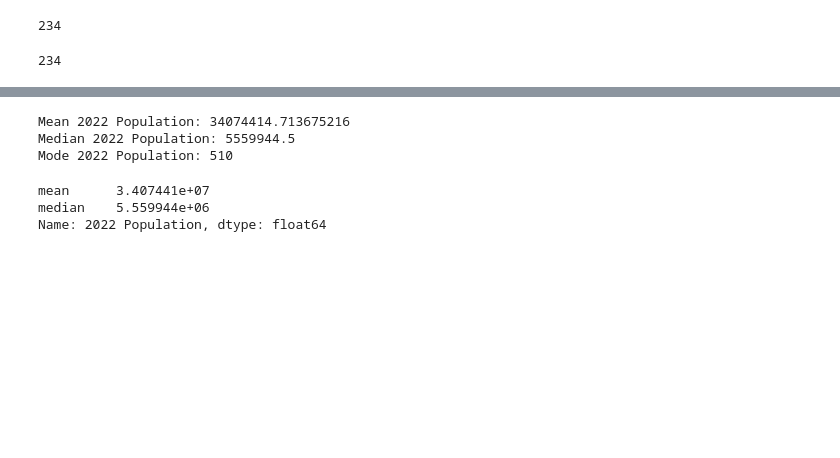
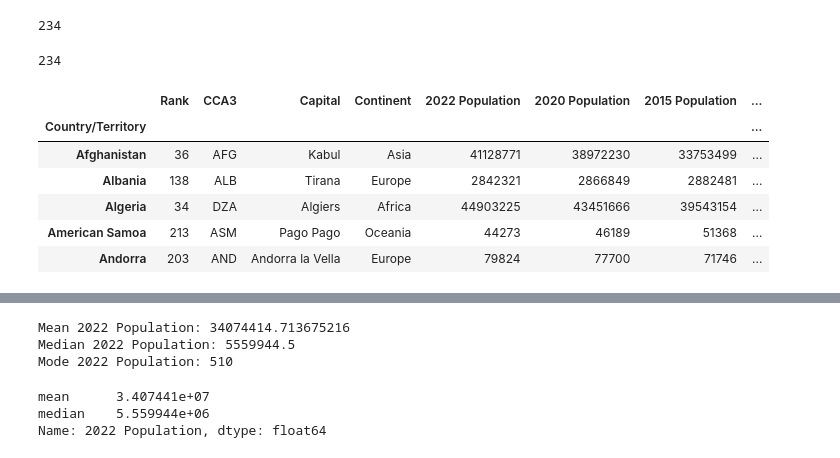
Before and after one commit to marynalysenko/goit_da_6, a Jupyter notebook: module_4_python/lesson_4_pandas_wp.ipynb, the cells around one changed output, grey strips where cells are left out. Saved outputs shown, nothing was run; the diff lists cells and outputs as text; code cells hidden in the pictures; blank space fills up the shorter version.

```diff
--- a/module_4_python/lesson_4_pandas_wp.ipynb
+++ b/module_4_python/lesson_4_pandas_wp.ipynb
@@ -20,6 +28,14 @@ df.dropna().shape[0]
 # %%
 df = df.set_index("Country/Territory")
 # %%
-df.head(3)
+df.head()
+# %% [output]
+|  | Rank | CCA3 | Capital | Continent | 2022 Population | 2020 Population | 2015 Population | ... |
+| Country/Territory |  |  |  |  |  |  |  | ... |
+| Afghanistan | 36 | AFG | Kabul | Asia | 41128771 | 38972230 | 33753499 | ... |
+| Albania | 138 | ALB | Tirana | Europe | 2842321 | 2866849 | 2882481 | ... |
+| Algeria | 34 | DZA | Algiers | Africa | 44903225 | 43451666 | 39543154 | ... |
+| American Samoa | 213 | ASM | Pago Pago | Oceania | 44273 | 46189 | 51368 | ... |
+| Andorra | 203 | AND | Andorra la Vella | Europe | 79824 | 77700 | 71746 | ... |
 # %%
 df.loc["Afghanistan":"Andorra", "2022 Population":"2000 Population"]
```
Also changed, not shown: parts of 19 cells of this notebook, 6 other files.
